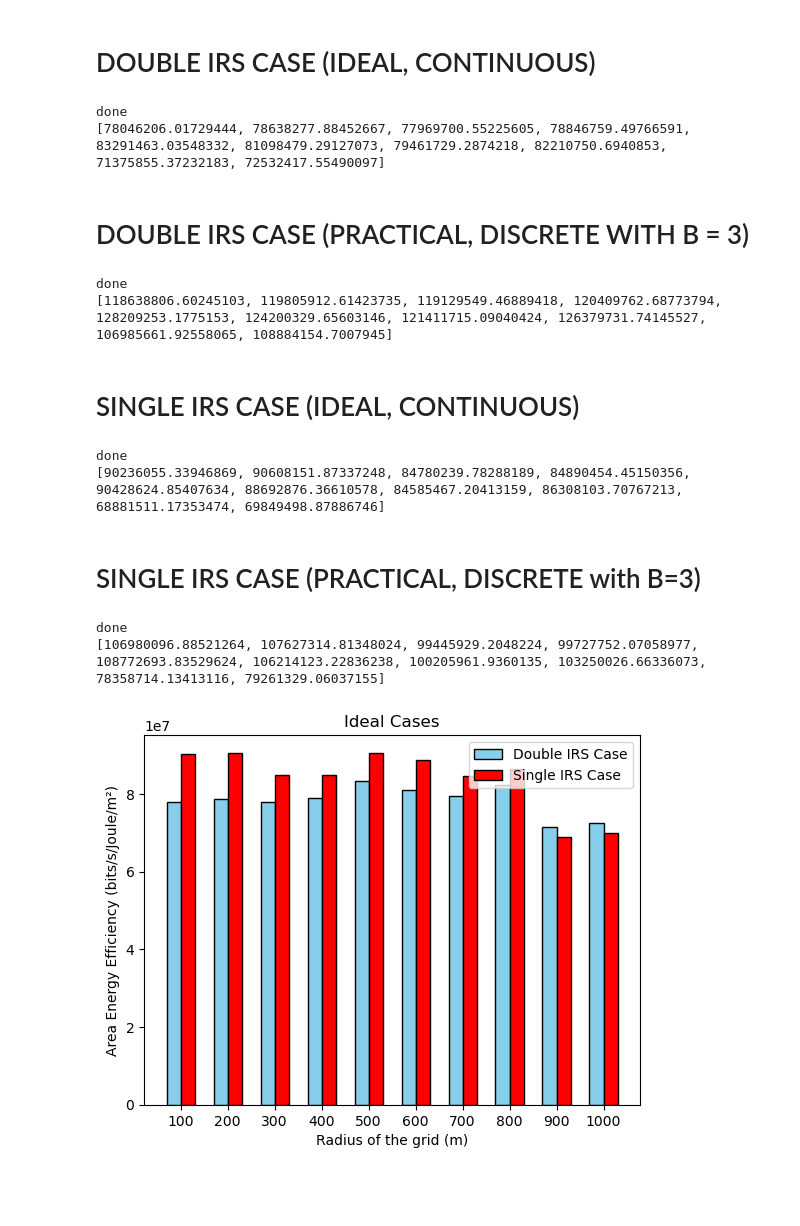
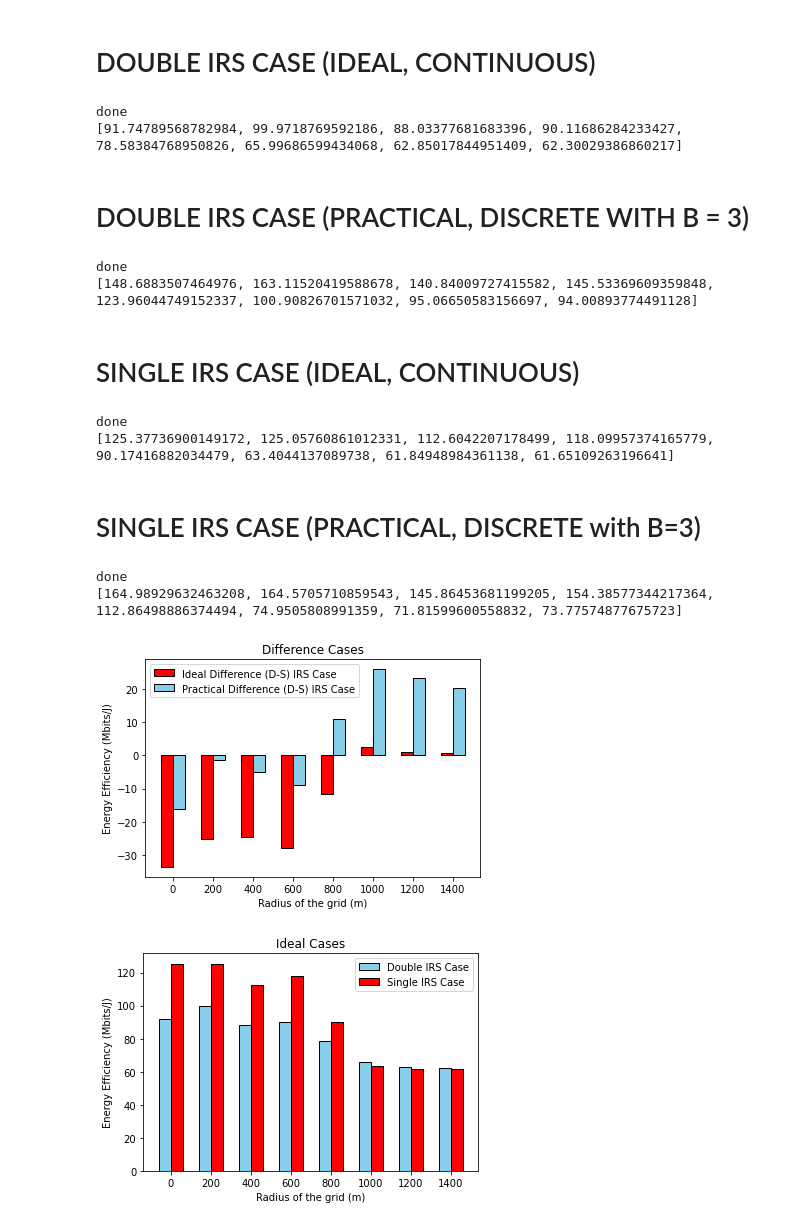
Before and after one commit to TariqUmar/SISO_Network_Implementation, a Jupyter notebook: AEE_radius_hist_plots.ipynb, the cells around one changed output. Saved outputs shown, nothing was run; the diff lists cells and outputs as text; code cells hidden in the pictures; blank space fills up the shorter version.

```diff
--- a/AEE_radius_hist_plots.ipynb
+++ b/AEE_radius_hist_plots.ipynb
@@ -301,7 +299,7 @@ for i in range(len(grid_radius_array)):
         # Compute the energy efficiency and the Area Energy Efficiency (AEE)
         ee = compute_energy_efficiency(arr_sumrate_disc[s], P)
         AEE = ASE/P # Using the ASE and total power
-        area_energy_efficiency.append(ee)
+        area_energy_efficiency.append(ee/1e6)
 
     # Compute the average area energy efficiency
     area_energy_efficiency_1.append((np.sum(area_energy_efficiency)/NUM_SIMULATIONS))
@@ -313,7 +311,7 @@ print('done')
 print(area_energy_efficiency_1)
 # %% [output]
 done
-[78046206.01729444, 78638277.88452667, 77969700.55225605, 78846759.49766591, 83291463.03548332, 81098479.29127073, 79461729.2874218, 82210750.6940853, 71375855.37232183, 72532417.55490097]
+[91.74789568782984, 99.9718769592186, 88.03377681683396, 90.11686284233427, 78.58384768950826, 65.99686599434068, 62.85017844951409, 62.30029386860217]
 # %%
 # # Create a bar graph
 # bar_width = 50
@@ -446,7 +444,7 @@ for i in range(len(grid_radius_array)):
         # Compute the energy efficiency and the Area Energy Efficiency (AEE)
         ee = compute_energy_efficiency(arr_sumrate_disc[s], P)
         AEE = ASE/P # Using the ASE and total power
-        area_energy_efficiency.append(ee)
+        area_energy_efficiency.append(ee/1e6)
 
     # Compute the average area energy efficiency
     area_energy_efficiency_2.append((np.sum(area_energy_efficiency)/NUM_SIMULATIONS))
@@ -458,7 +456,7 @@ print('done')
 print(area_energy_efficiency_2)
 # %% [output]
 done
-[118638806.60245103, 119805912.61423735, 119129549.46889418, 120409762.68773794, 128209253.1775153, 124200329.65603146, 121411715.09040424, 126379731.74145527, 106985661.92558065, 108884154.7007945]
+[148.6883507464976, 163.11520419588678, 140.84009727415582, 145.53369609359848, 123.96044749152337, 100.90826701571032, 95.06650583156697, 94.00893774491128]
 # %% [markdown]
 # SINGLE IRS CASE (IDEAL, CONTINUOUS)
 # %%
@@ -553,7 +551,7 @@ for i in range(len(grid_radius_array)):
         # Compute the energy efficiency and the Area Energy Efficiency (AEE)
         ee = compute_energy_efficiency(arr_sumrate_disc[s], P)
         AEE = ASE/P # Using the ASE and total power
-        area_energy_efficiency.append(ee)
+        area_energy_efficiency.append(ee/1e6)
 
     # Compute the average area energy efficiency
     area_energy_efficiency_3.append((np.sum(area_energy_efficiency)/NUM_SIMULATIONS))
@@ -565,7 +563,7 @@ print('done')
 print(area_energy_efficiency_3)
 # %% [output]
 done
-[90236055.33946869, 90608151.87337248, 84780239.78288189, 84890454.45150356, 90428624.85407634, 88692876.36610578, 84585467.20413159, 86308103.70767213, 68881511.17353474, 69849498.87886746]
+[125.37736900149172, 125.05760861012331, 112.6042207178499, 118.09957374165779, 90.17416882034479, 63.4044137089738, 61.84948984361138, 61.65109263196641]
 # %% [markdown]
 # SINGLE IRS CASE (PRACTICAL, DISCRETE with B=3)
 # %%
@@ -662,7 +660,7 @@ for i in range(len(grid_radius_array)):
         # Compute the energy efficiency and the Area Energy Efficiency (AEE)
         ee = compute_energy_efficiency(arr_sumrate_disc[s], P)
         AEE = ASE/P # Using the ASE and total power
-        area_energy_efficiency.append(ee)
+        area_energy_efficiency.append(ee/1e6)
 
     # Compute the average area energy efficiency
     area_energy_efficiency_4.append((np.sum(area_energy_efficiency)/NUM_SIMULATIONS))
@@ -674,28 +672,57 @@ print('done')
 print(area_energy_efficiency_4)
 # %% [output]
 done
-[106980096.88521264, 107627314.81348024, 99445929.2048224, 99727752.07058977, 108772693.83529624, 106214123.22836238, 100205961.9360135, 103250026.66336073, 78358714.13413116, 79261329.06037155]
+[164.98929632463208, 164.5705710859543, 145.86453681199205, 154.38577344217364, 112.86498886374494, 74.9505808991359, 71.81599600558832, 73.77574877675723]
 # %%
 # Set width of bar
 bar_width = 0.3
 
 # Set position of bar on X axis
 r1 = np.arange(len(area_energy_efficiency_1))
 r2 = [x + bar_width for x in r1]
 
+result_1 = []
+for i in range(len(area_energy_efficiency_1)):
+    result_1.append(area_energy_efficiency_1[i] - area_energy_efficiency_3[i])
+
+result_2 = []
+for i in range(len(area_energy_efficiency_2)):
+    result_2.append(area_energy_efficiency_2[i] - area_energy_efficiency_4[i])
+
 # Plotting the bar charts
-plt.bar(r1, area_energy_efficiency_1, color='skyblue', width=bar_width, edgecolor='black', label='Double IRS Case')
-plt.bar(r2, area_energy_efficiency_3, color='red', width=bar_width, edgecolor='black', label='Single IRS Case')
+plt.bar(r1, result_1, color='red', width=bar_width, edgecolor='black', label='Ideal Difference (D-S) IRS Case')
+plt.bar(r2, result_2, color='skyblue', width=bar_width, edgecolor='black', label='Practical Difference (D-S) IRS Case')
 
 # Adding labels and ticks
 plt.xlabel('Radius of the grid (m)')
-plt.ylabel('Area Energy Efficiency (bits/s/Joule/m²)')
-plt.title('Ideal Cases')
+plt.ylabel('Energy Efficiency (Mbits/J)')
+plt.title('Difference Cases')
 plt.xticks([r + bar_width / 2 for r in range(len(area_energy_efficiency_1))], grid_radius_array)
 plt.legend()
 plt.show()
 # %% [output]
-[figure, old version]
+[figure, new version]
+# %%
+# Set width of bar
+bar_width = 0.3
+
+# Set position of bar on X axis
+r1 = np.arange(len(area_energy_efficiency_2))
+r2 = [x + bar_width for x in r1]
+
+# Plotting the bar charts
+plt.bar(r1, area_energy_efficiency_1, color='skyblue', width=bar_width, edgecolor='black', label='Double IRS Case')
+plt.bar(r2, area_energy_efficiency_3, color='red', width=bar_width, edgecolor='black', label='Single IRS Case')
+
+# Adding labels and ticks
+plt.xlabel('Radius of the grid (m)')
+plt.ylabel('Energy Efficiency (Mbits/J)')
+plt.title('Ideal Cases')
+plt.xticks([r + bar_width / 2 for r in range(len(area_energy_efficiency_1))], grid_radius_array)
+plt.legend()
+plt.show()
+# %% [output]
+[figure, added]
 # %%
 # Set width of bar
 bar_width = 0.3
```
Also changed, not shown: parts of 4 cells of this notebook, 1 other file.
